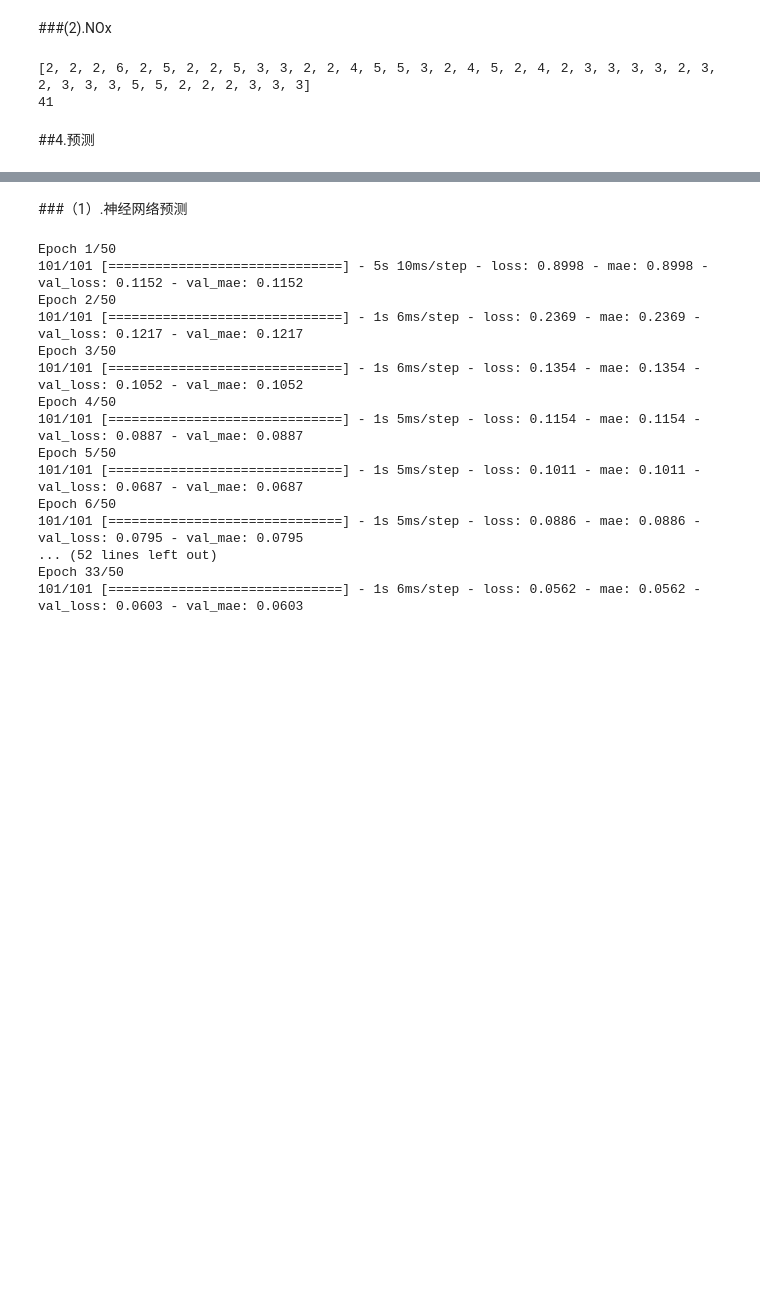
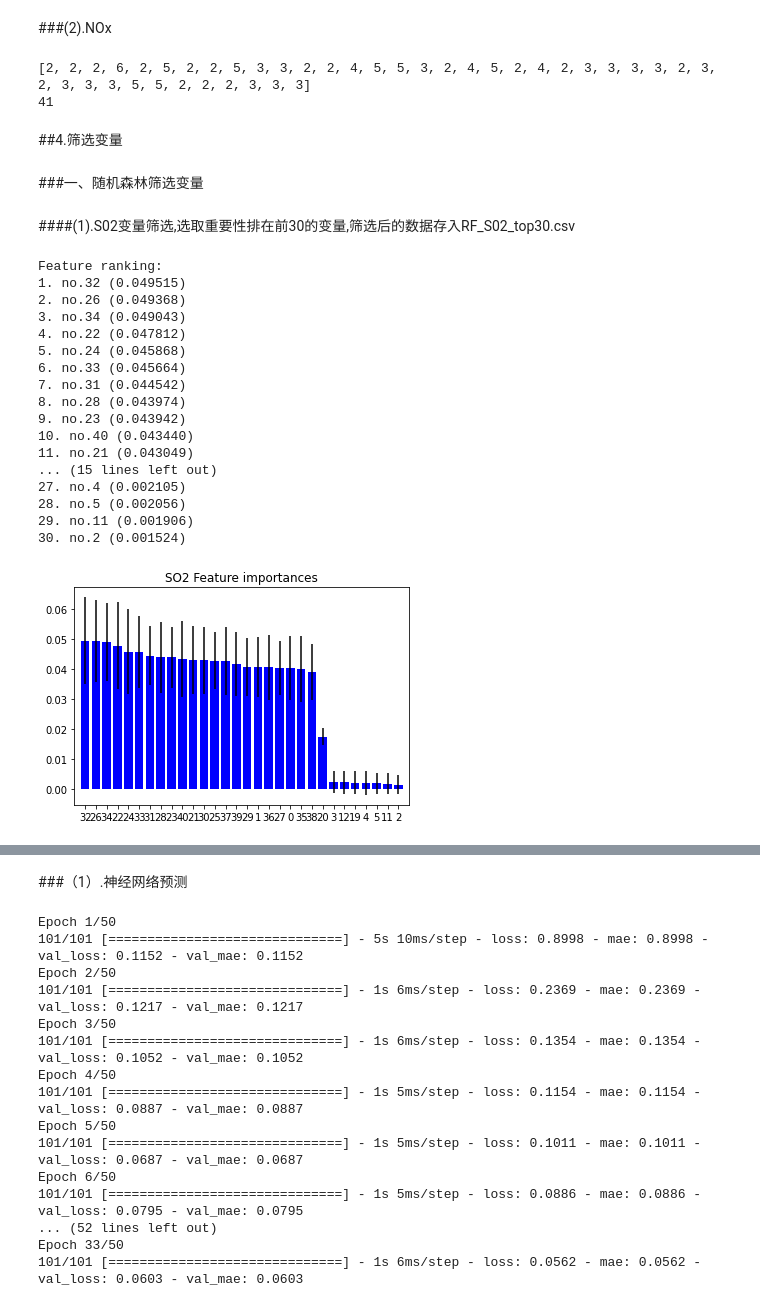
Before and after one commit to frdmu/neural-network, a Jupyter notebook: 预测.ipynb, the cells around one changed output, grey strips where cells are left out. Drawn from its saved outputs; the diff is of its cells as text; code cells hidden in the pictures; blank space fills up the shorter version.

```diff
--- a/预测.ipynb
+++ b/预测.ipynb
@@ -157,4 +157,6 @@ print(len(timeDelay))
 [2, 2, 2, 6, 2, 5, 2, 2, 5, 3, 3, 2, 2, 4, 5, 5, 3, 2, 4, 5, 2, 4, 2, 3, 3, 3, 3, 2, 3, 2, 3, 3, 3, 5, 5, 2, 2, 2, 3, 3, 3]
 41
 # %% [markdown]
-##4.预测
+##4.筛选变量
+# %% [markdown]
+###一、随机森林筛选变量
@@ -160,0 +172,62 @@ print(len(timeDelay))
+# %% [markdown]
+####(1).S02变量筛选,选取重要性排在前30的变量,筛选后的数据存入RF_S02_top30.csv
+# %%
+fileName = "/content/neural-network/neural-network/总数据整理.xls"
+df = pd.read_excel(fileName)
+data = np.array(df)
+col_row = data.shape
+
+row = 5000 #选取5000条数据进行变量筛选
+col = col_row[1]
+
+X= data[0:row,1:col-2]
+Y= data[0:row,col-2:col-1] # S02
+y=Y.ravel()
+y1=y.astype(int)
+
+forest = RandomForestClassifier()
+forest.fit(X, y1)
+
+importances = forest.feature_importances_
+std = np.std([tree.feature_importances_ for tree in forest.estimators_],axis=0)
+indices = np.argsort(importances)[::-1]
+cut_indices = indices[0:30] #选取前30个重要的变量
+
+header_indices = np.copy(cut_indices)
+top30_indices = np.append(header_indices,[-2])
+#筛选完毕，存入文本
+df = pd.read_excel(fileName)
+out = df.iloc[:,top30_indices]
+out.to_csv("/content/neural-network/RF_S02_top30.csv",index=False)
+
+# Print the feature ranking
+print("Feature ranking:")
+for count in range(30):
+    print("%d. no.%d (%f)" % (count+1, indices[count], importances[indices[count]]))
+
+# Plot the feature importances of the forest
+plt.figure()
+plt.title("SO2 Feature importances")
+plt.bar(range(30), importances[cut_indices],color="b", yerr=std[cut_indices], align="center")
+plt.xticks(range(30), cut_indices)
+plt.xlim([-1, 30])
+plt.show()
+# %% [output]
+Feature ranking:
+1. no.32 (0.049515)
+2. no.26 (0.049368)
+3. no.34 (0.049043)
+4. no.22 (0.047812)
+5. no.24 (0.045868)
+6. no.33 (0.045664)
+7. no.31 (0.044542)
+8. no.28 (0.043974)
+9. no.23 (0.043942)
+10. no.40 (0.043440)
+11. no.21 (0.043049)
+... (15 lines left out)
+27. no.4 (0.002105)
+28. no.5 (0.002056)
+29. no.11 (0.001906)
+30. no.2 (0.001524)
+[figure, added]
```
Also changed, not shown: parts of 6 cells of this notebook.
